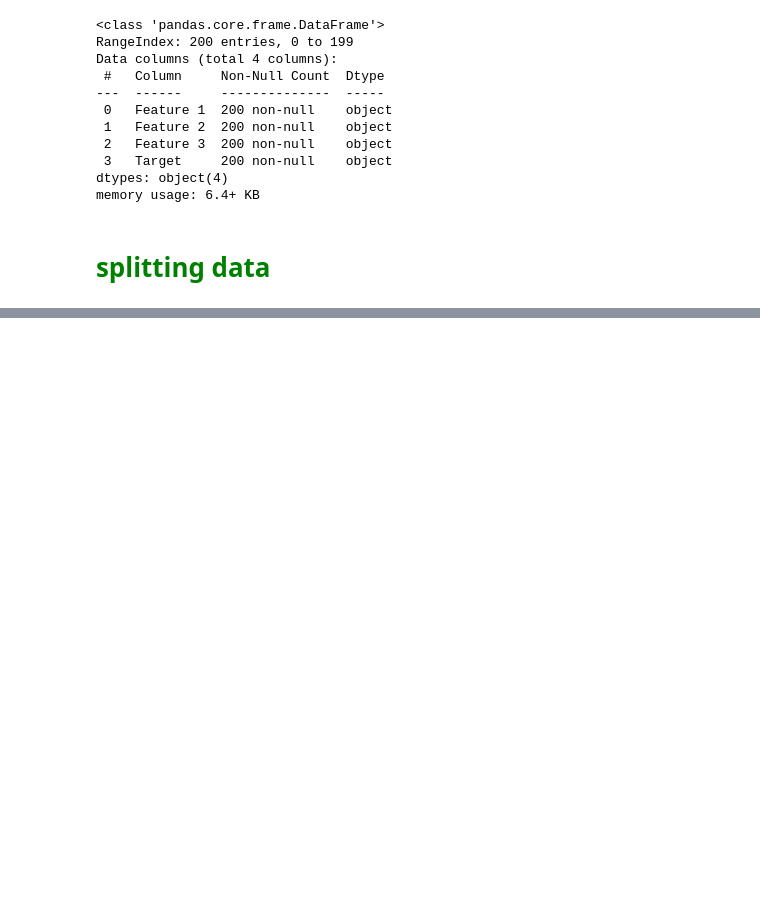
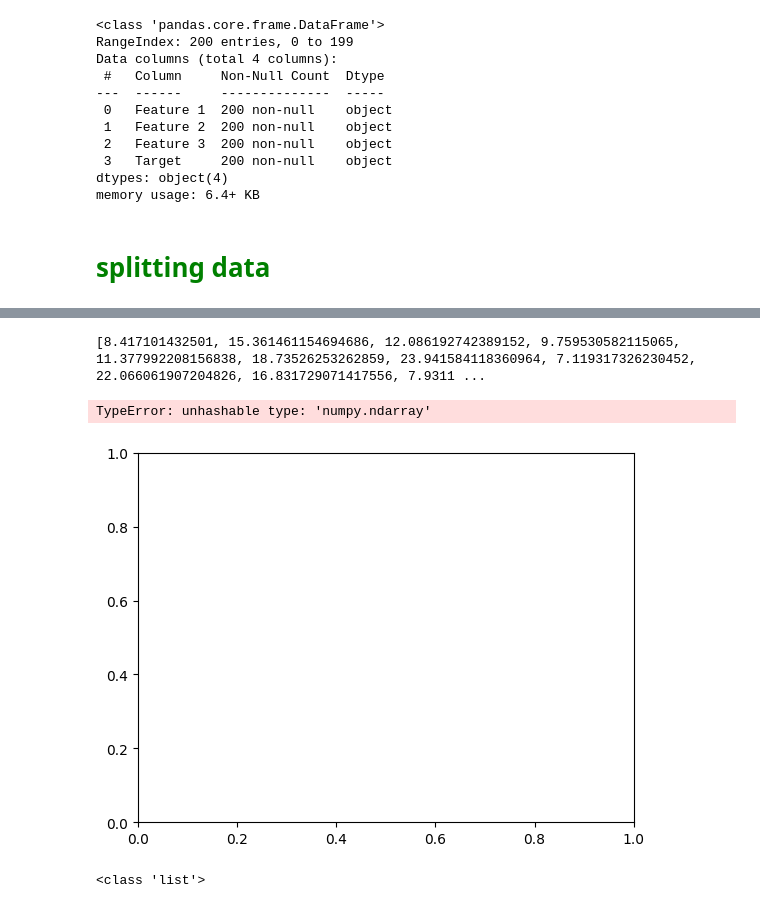
Before and after one commit to kumargautam02/machine_learning, a Jupyter notebook: multi_linear_regression/multi_linear_regression.ipynb, the cells around one changed output, grey strips where cells are left out. Drawn from its saved outputs; the diff is of its cells as text; code cells hidden in the pictures; blank space fills up the shorter version.

Commit message:
adding multi_linear_regression

```diff
--- a/multi_linear_regression/multi_linear_regression.ipynb
+++ b/multi_linear_regression/multi_linear_regression.ipynb
@@ -95,0 +114,5 @@ test_output
+# %%
+from sklearn.linear_model import LinearRegression
+lr_model = LinearRegression()
+# %%
+lr_model.fit(x_train, y_train)
@@ -95,0 +137,2 @@ test_output
+# %%
+predicted_value = lr_model.predict(x_test)
@@ -95,0 +161,23 @@ test_output
+# %%
+# print(predicted_value)
+a = []
+for i in predicted_value:
+    a.append(i[0])
+print(a)
+# %% [output]
+[8.417101432501, 15.361461154694686, 12.086192742389152, 9.759530582115065, 11.377992208156838, 18.73526253262859, 23.941584118360964, 7.119317326230452, 22.066061907204826, 16.831729071417556, 7.9311 ...
+# %%
+# plt.plot(x_test, y_test, "*", color = "green")
+plt.plot(x_test, a, ".", color = "red")
+plt.title("Performance testing")
+plt.xlabel("Input")
+plt.xticks(np.linspace(1, 500, 10))
+plt.ylabel("Output")
+plt.show()
+# %% [output]
+TypeError: unhashable type: 'numpy.ndarray'
+[figure, added]
+# %%
+print(type(a))
+# %% [output]
+<class 'list'>
```
Also changed, not shown: parts of 15 cells of this notebook.
